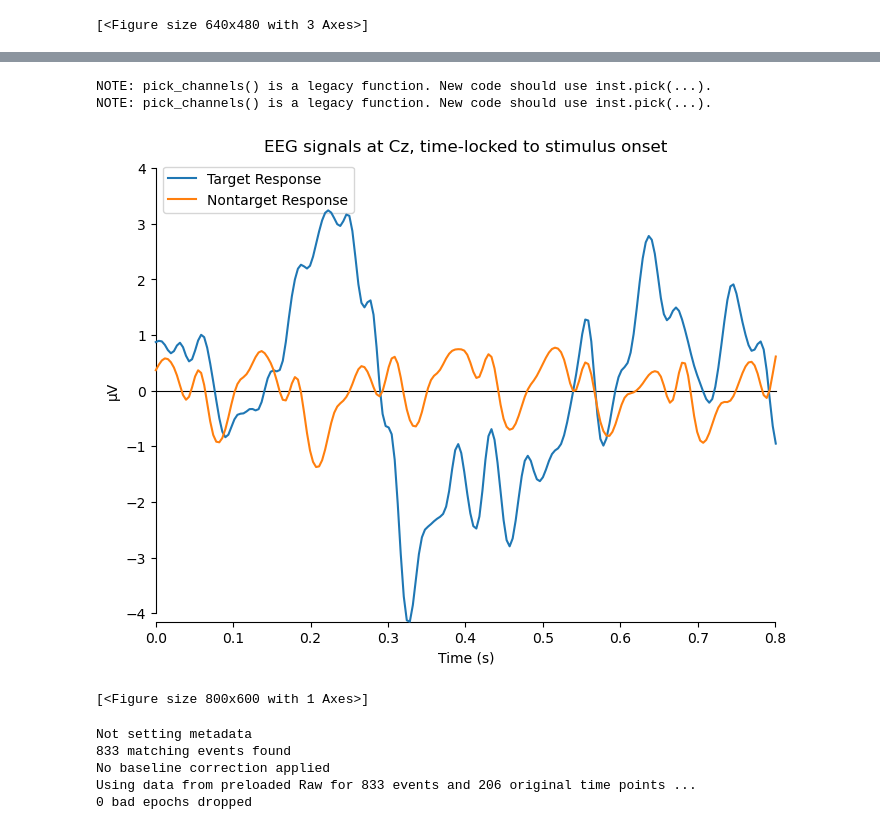
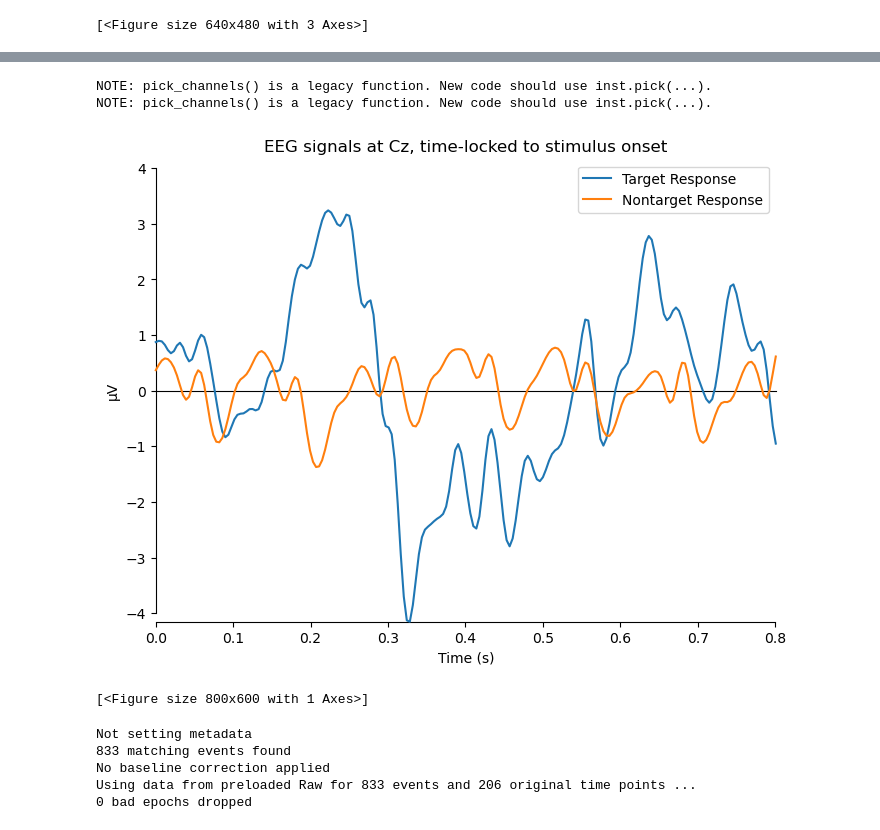
Before and after one commit to zs144/P300-BCI, a Jupyter notebook: Task4/toy_classifier/draft.ipynb, the cells around one changed output, grey strips where cells are left out. Drawn from its saved outputs; the diff is of its cells as text; code cells hidden in the pictures.

```diff
--- a/Task4/toy_classifier/draft.ipynb
+++ b/Task4/toy_classifier/draft.ipynb
@@ -34,7 +37,7 @@ def RCIndexConveter(board, index: int) -> str:
     c = (index - 1) %  num_cols
     return board[r][c]
 # %%
-filename = '../data/RC/A01_SE001RC_Train01.edf'
+filename = '../data/RC/Train/A01_SE001RC_Train01.edf'
 raw_data = mne.io.read_raw_edf(filename, verbose=False) # read data
 raw_data.load_data() # load data
 eeg_channels = mne.pick_channels_regexp(raw_data.info['ch_names'], 'EEG')
@@ -152,17 +160,18 @@ No baseline correction applied
 # %%
 # Average target and nontarget signals
 erp_target = epochs['target'].average()
 erp_nontarget = epochs['non_target'].average()
 figure_title = 'EEG signals at '+channel_pick[4:]+', time-locked to stimulus onset'
 mne.viz.plot_compare_evokeds(evokeds={'Target Response': erp_target,
                                       'Nontarget Response': erp_nontarget},
                              picks=channel_pick,
                              show_sensors=False,
-                             title=figure_title)
+                             title=figure_title,
+                             legend=1)
 # %% [output]
 NOTE: pick_channels() is a legacy function. New code should use inst.pick(...).
 NOTE: pick_channels() is a legacy function. New code should use inst.pick(...).
-[figure, old version]
+[figure, new version]
 [<Figure size 800x600 with 1 Axes>]
 # %%
 core_channel_names = ('EEG_Fz',  'EEG_Cz',  'EEG_P3', 'EEG_Pz', 'EEG_P4',
```
Also changed, not shown: parts of 19 cells of this notebook, 1 other file.
